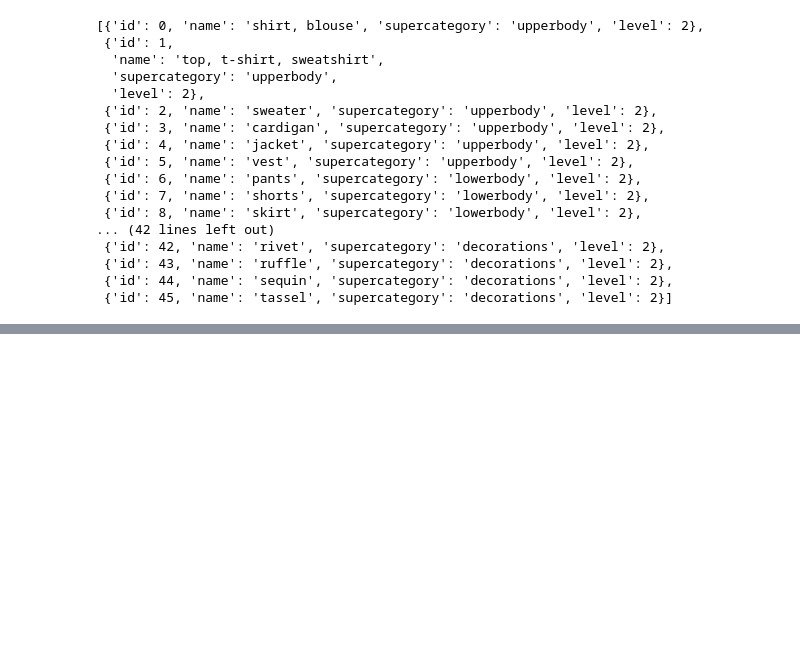
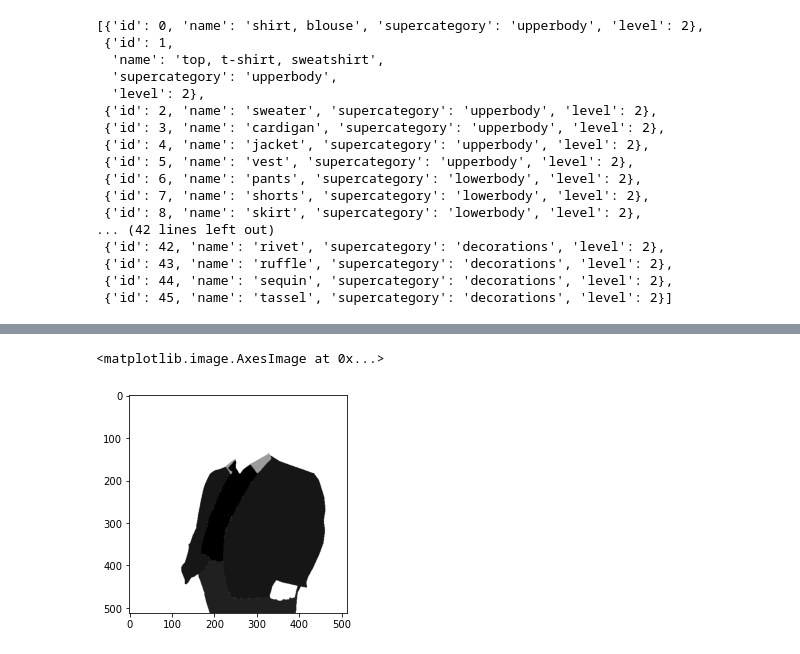
Before and after one commit to narek-g/Capstone_Project, a Jupyter notebook: prototypes/Data-Wrangling.ipynb, the cells around one changed output, grey strips where cells are left out. Drawn from its saved outputs; the diff is of its cells as text; code cells hidden in the pictures; blank space fills up the shorter version.

```diff
--- a/prototypes/Data-Wrangling.ipynb
+++ b/prototypes/Data-Wrangling.ipynb
@@ -168,0 +156,5 @@ def create_image_batch(df):
+# %%
+plt.imshow(segmented[0], cmap='gray')
+# %% [output]
+<matplotlib.image.AxesImage at 0x...>
+[figure, added]
```
Also changed, not shown: parts of 9 cells of this notebook.
